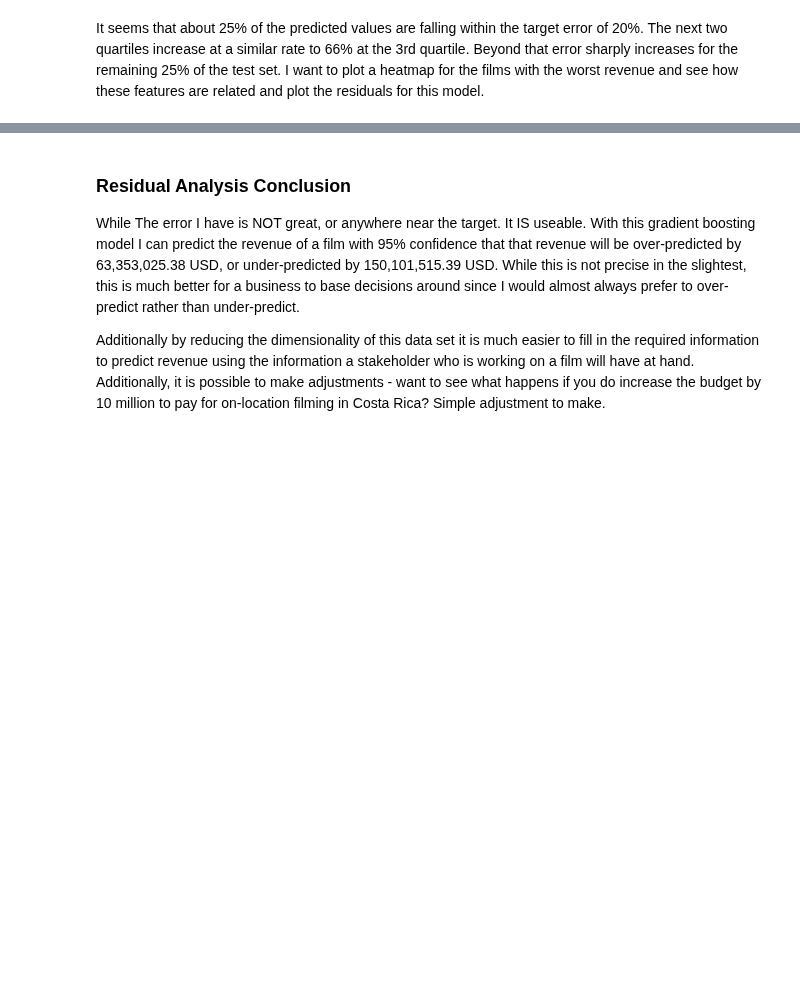
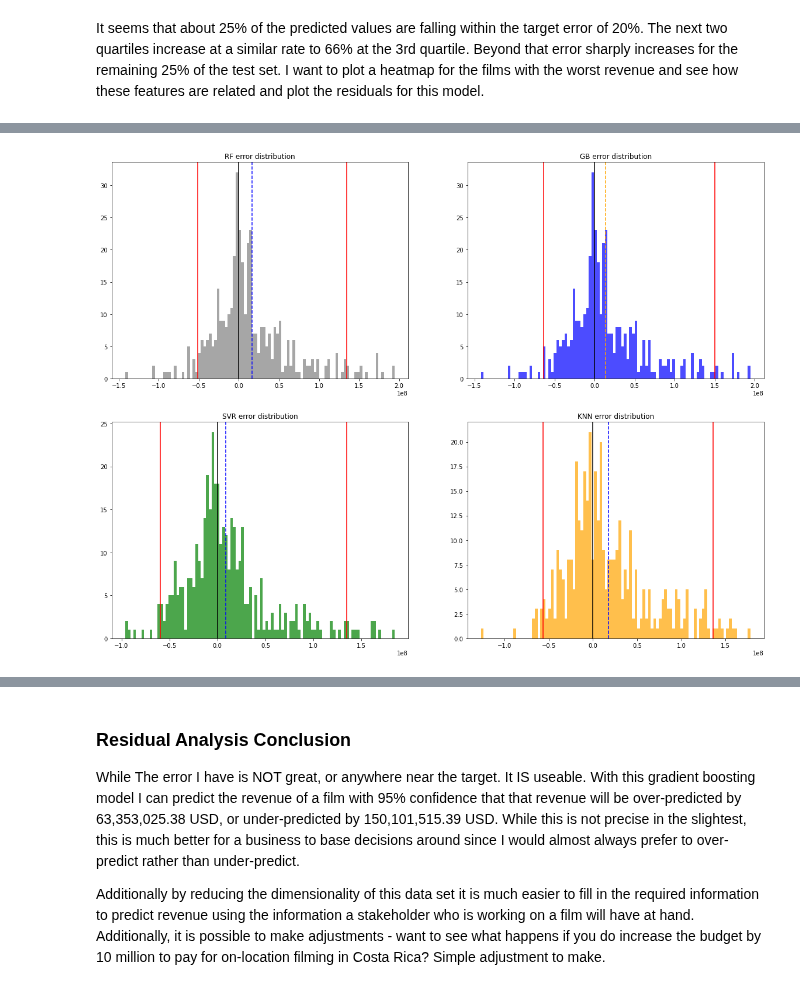
Before and after one commit to NickD-Dean/Springboard, a Jupyter notebook: Capstone Project 2/Code/05.2 - Modeling & Reducing Dimensionality-V2.0-log transform problem.ipynb, the cells around one changed output, grey strips where cells are left out. Cells and saved outputs as stored; diff of their text form; code cells hidden in the pictures; blank space fills up the shorter version.

```diff
--- a/Capstone Project 2/Code/05.2 - Modeling & Reducing Dimensionality-V2.0-log transform problem.ipynb
+++ b/Capstone Project 2/Code/05.2 - Modeling & Reducing Dimensionality-V2.0-log transform problem.ipynb
@@ -628,3 +651,8 @@ plt.axvline(x=0, color='k')
 plt.title('Predicted Revenue vs. Residual Error');
 # %% [output]
 [figure]
+# %%
+SVRUpper = svr_residuals.quantile(0.975)
+SVRLower = svr_residuals.quantile(0.025)
+print('Each prediction could vary by as much as $', str(round(SVRUpper, 2)), ' above the predicted value, and $',
+      str(round(np.abs(SVRLower), 2)), 'below the predicted value.')
@@ -760,3 +806,32 @@ plt.title('Residual error distribution');
+# %%
+fig, ((ax1, ax2), (ax3, ax4)) = plt.subplots(2,2,figsize=(20,15))
+ax1.hist(gb_residuals,color='grey', bins=100, alpha=0.7)
+ax1.axvline(x=0, color='k')
+# Blue line is the mean of residuals, red lines mark 95% confidence intervals
+ax1.axvline(x=rf_residuals.mean(), color='b', ls='--')
+ax1.axvline(x=RFUpper, color='r')
+ax1.axvline(x=RFLower, color='r')
+ax1.set_title('RF error distribution')
+ax2.hist(gb_residuals,color='blue', bins=100, alpha=0.7)
+ax2.axvline(x=0, color='k')
+ax2.axvline(x=gb_residuals.mean(), color='orange', ls='--')
+ax2.axvline(x=150101515, color='r')
+ax2.axvline(x=-63353025, color='r')
+ax2.set_title('GB error distribution')
+ax3.hist(svr_residuals,color='green', bins=100, alpha=0.7)
+ax3.axvline(x=0, color='k')
+ax3.axvline(x=svr_residuals.mean(), color='b', ls='--')
+ax3.axvline(x=SVRUpper, color='r')
+ax3.axvline(x=SVRLower, color='r')
+ax3.set_title('SVR error distribution')
+ax4.hist(knn_residuals,color='orange', bins=100, alpha=0.7)
+ax4.axvline(x=0, color='k')
+ax4.axvline(x=knn_residuals.mean(), color='b', ls='--')
+ax4.axvline(x=KUpper, color='r')
+ax4.axvline(x=KLower, color='r')
+ax4.set_title('KNN error distribution');
+# %% [output]
+[figure, added]
 # %%
 Upper = gb_residuals.quantile(0.975)
 Lower = gb_residuals.quantile(0.025)
```
Also changed, not shown: parts of 29 cells of this notebook, 1 other file.
